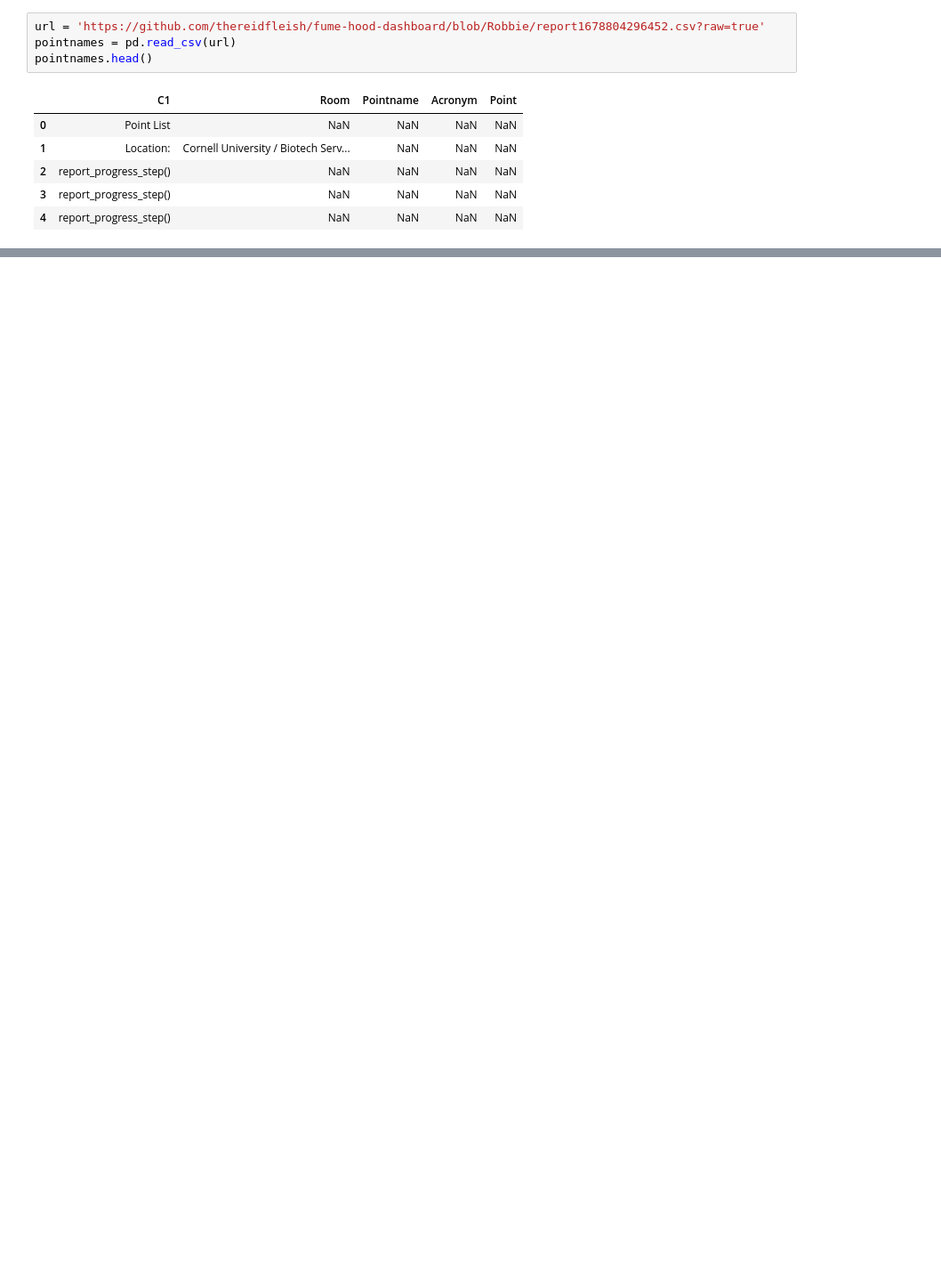
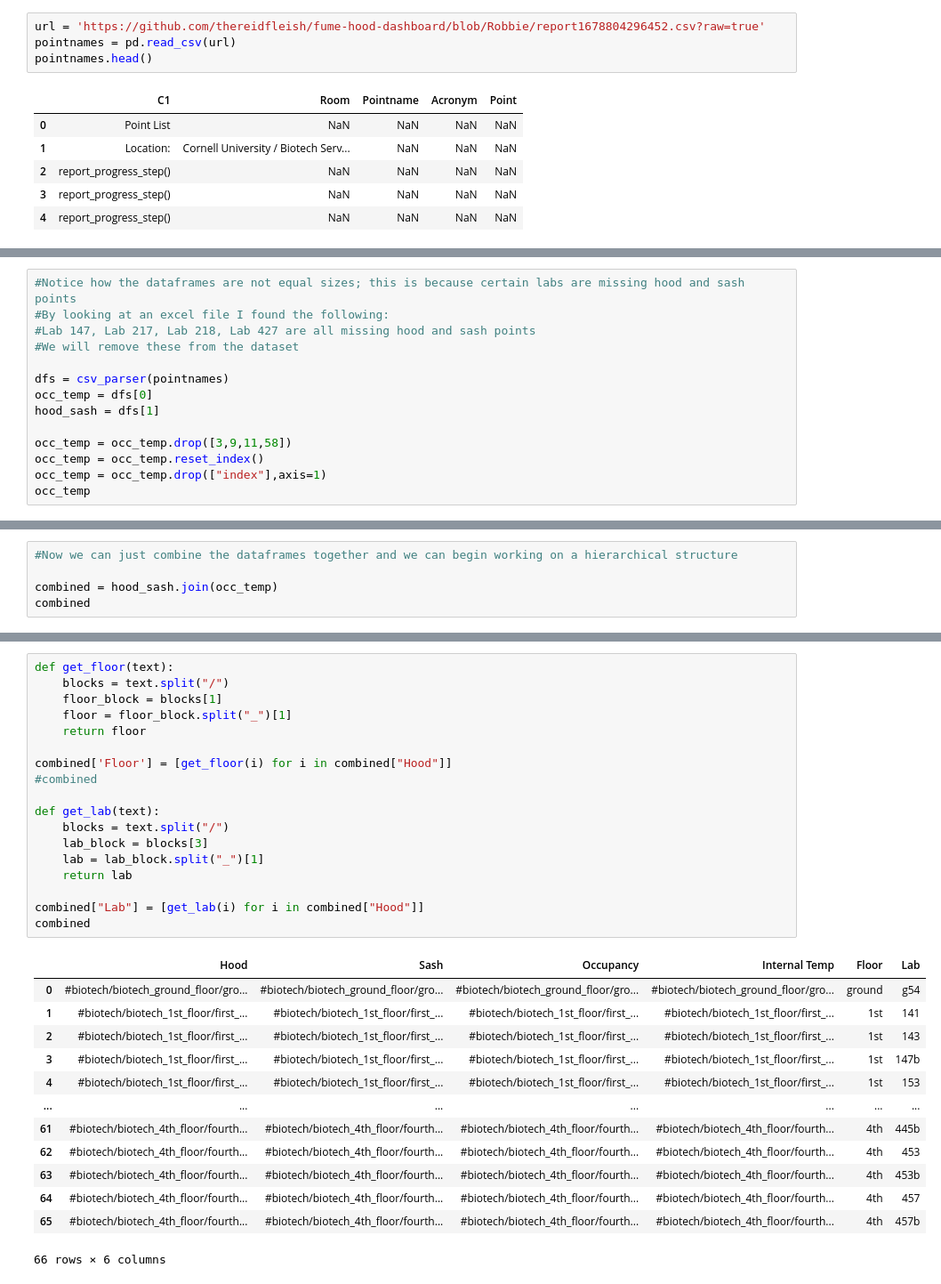
Before and after one commit to thereidfleish/fume-hood-dashboard, a Jupyter notebook: biotech_exploration.ipynb, the cells around one changed output, grey strips where cells are left out. Shown at 89% size. Drawn from its saved outputs; the diff is of its cells as text; blank space fills up the shorter version.

```diff
--- a/biotech_exploration.ipynb
+++ b/biotech_exploration.ipynb
@@ -328,0 +344,14 @@ csv_parser(pointnames)
+# %%
+#Notice how the dataframes are not equal sizes; this is because certain labs are missing hood and sash points
+#By looking at an excel file I found the following:
+#Lab 147, Lab 217, Lab 218, Lab 427 are all missing hood and sash points
+#We will remove these from the dataset
+
+dfs = csv_parser(pointnames)
+occ_temp = dfs[0]
+hood_sash = dfs[1]
+
+occ_temp = occ_temp.drop([3,9,11,58])
+occ_temp = occ_temp.reset_index()
+occ_temp = occ_temp.drop(["index"],axis=1)
+occ_temp
@@ -328,0 +372,5 @@ csv_parser(pointnames)
+# %%
+#Now we can just combine the dataframes together and we can begin working on a hierarchical structure
+
+combined = hood_sash.join(occ_temp)
+combined
@@ -328,0 +391,32 @@ csv_parser(pointnames)
+# %%
+def get_floor(text):
+    blocks = text.split("/")
+    floor_block = blocks[1]
+    floor = floor_block.split("_")[1]
+    return floor
+
+combined['Floor'] = [get_floor(i) for i in combined["Hood"]]
+#combined
+
+def get_lab(text):
+    blocks = text.split("/")
+    lab_block = blocks[3]
+    lab = lab_block.split("_")[1]
+    return lab
+
+combined["Lab"] = [get_lab(i) for i in combined["Hood"]]
+combined
+# %% [output]
+|  | Hood | Sash | Occupancy | Internal Temp | Floor | Lab |
+| 0 | #biotech/biotech_ground_floor/gro... | #biotech/biotech_ground_floor/gro... | #biotech/biotech_ground_floor/gro... | #biotech/biotech_ground_floor/gro... | ground | g54 |
+| 1 | #biotech/biotech_1st_floor/first_... | #biotech/biotech_1st_floor/first_... | #biotech/biotech_1st_floor/first_... | #biotech/biotech_1st_floor/first_... | 1st | 141 |
+| 2 | #biotech/biotech_1st_floor/first_... | #biotech/biotech_1st_floor/first_... | #biotech/biotech_1st_floor/first_... | #biotech/biotech_1st_floor/first_... | 1st | 143 |
+| 3 | #biotech/biotech_1st_floor/first_... | #biotech/biotech_1st_floor/first_... | #biotech/biotech_1st_floor/first_... | #biotech/biotech_1st_floor/first_... | 1st | 147b |
+| 4 | #biotech/biotech_1st_floor/first_... | #biotech/biotech_1st_floor/first_... | #biotech/biotech_1st_floor/first_... | #biotech/biotech_1st_floor/first_... | 1st | 153 |
+| ... | ... | ... | ... | ... | ... | ... |
+| 61 | #biotech/biotech_4th_floor/fourth... | #biotech/biotech_4th_floor/fourth... | #biotech/biotech_4th_floor/fourth... | #biotech/biotech_4th_floor/fourth... | 4th | 445b |
+| 62 | #biotech/biotech_4th_floor/fourth... | #biotech/biotech_4th_floor/fourth... | #biotech/biotech_4th_floor/fourth... | #biotech/biotech_4th_floor/fourth... | 4th | 453 |
+| 63 | #biotech/biotech_4th_floor/fourth... | #biotech/biotech_4th_floor/fourth... | #biotech/biotech_4th_floor/fourth... | #biotech/biotech_4th_floor/fourth... | 4th | 453b |
+| 64 | #biotech/biotech_4th_floor/fourth... | #biotech/biotech_4th_floor/fourth... | #biotech/biotech_4th_floor/fourth... | #biotech/biotech_4th_floor/fourth... | 4th | 457 |
+| 65 | #biotech/biotech_4th_floor/fourth... | #biotech/biotech_4th_floor/fourth... | #biotech/biotech_4th_floor/fourth... | #biotech/biotech_4th_floor/fourth... | 4th | 457b |
+66 rows × 6 columns
```
Also changed, not shown: parts of 6 cells of this notebook, 1 other file.
